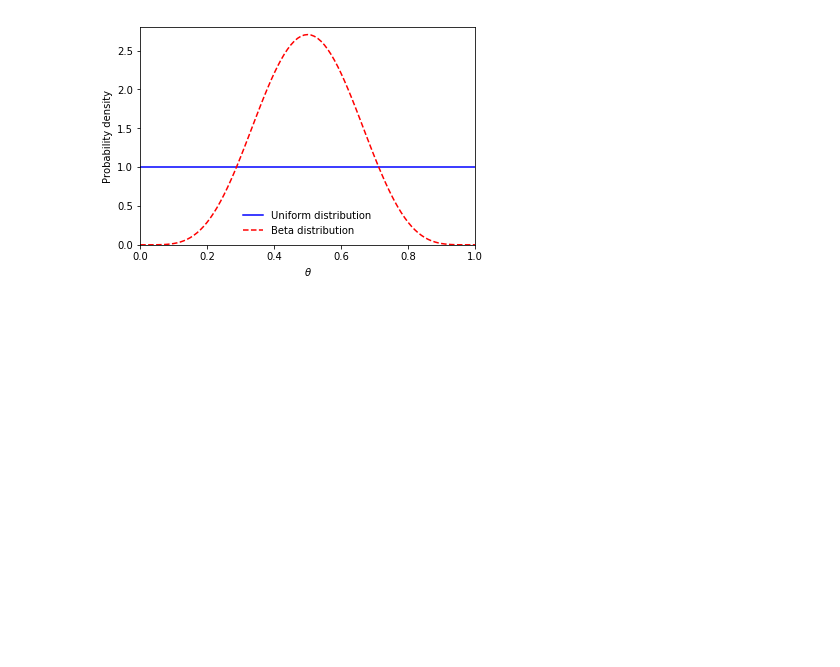
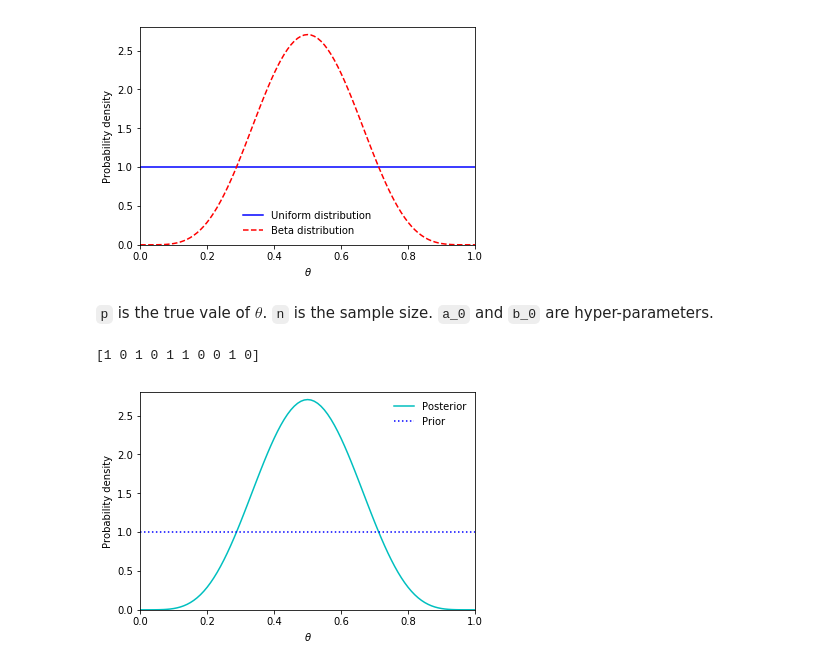
Before and after one commit to nakatsuma/probability_and_statistics, a Jupyter notebook: bernoulli.ipynb, the cells around one changed output. Saved outputs shown, nothing was run; the diff lists cells and outputs as text; code cells hidden in the pictures; blank space fills up the shorter version.

Commit message:
Add posterior distribution

```diff
--- a/bernoulli.ipynb
+++ b/bernoulli.ipynb
@@ -98,3 +98,30 @@ plt.ylabel('Probability density')
 plt.show()
 # %% [output]
 [figure]
+# %% [markdown]
+`p` is the true vale of $\theta$. `n` is the sample size. `a_0` and `b_0` are hyper-parameters.
+# %%
+p = 0.5
+n = 10
+a_0 = 1.0
+b_0 = 1.0
+# %%
+np.random.seed(99)
+data = st.bernoulli.rvs(p, size=n)
+print(data)
+# %% [output]
+[1 0 1 0 1 1 0 0 1 0]
+# %%
+y = np.sum(data)
+a_star = y + a_0
+b_star = n - y + b_0
+plt.plot(q, st.beta.pdf(q, a_star, b_star), 'c-', label='Posterior')
+plt.plot(q, st.beta.pdf(q, a_0, b_0), 'b:',label='Prior')
+plt.xlim(0, 1)
+plt.ylim(0, 2.8)
+plt.legend(loc='best', frameon=False)
+plt.xlabel('$\\theta$')
+plt.ylabel('Probability density')
+plt.show()
+# %% [output]
+[figure, added]
```
Also changed, not shown: parts of 2 cells of this notebook.
